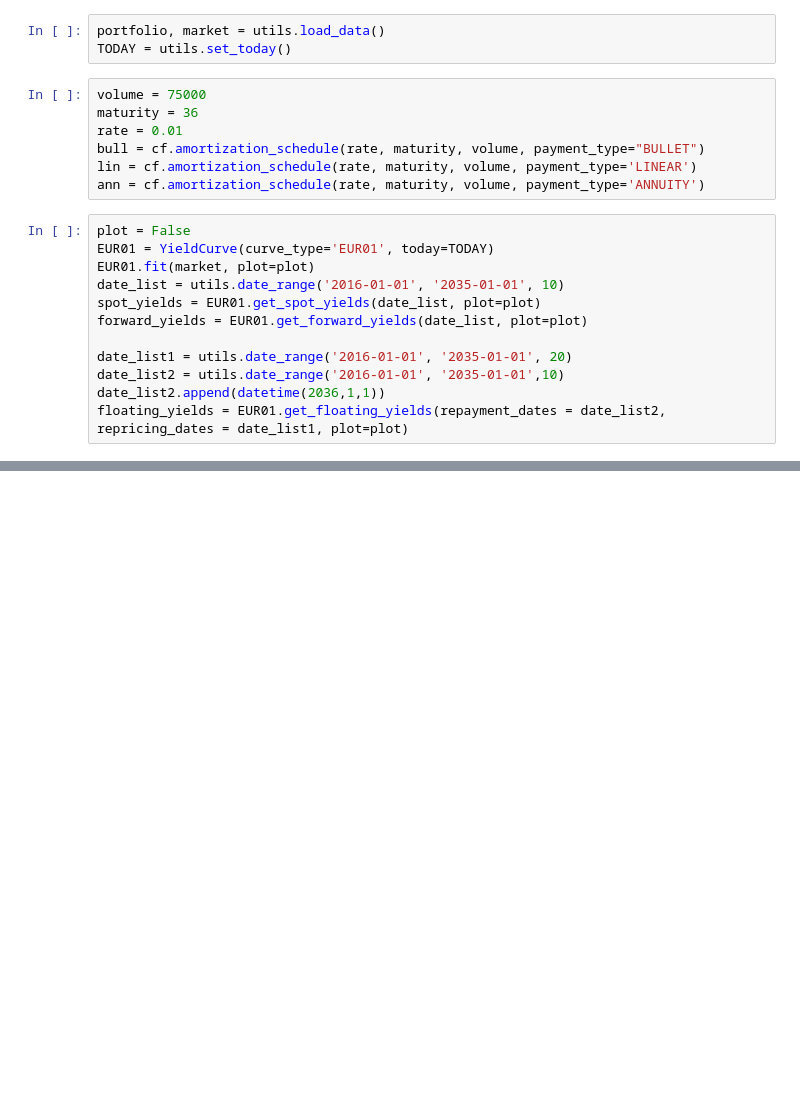
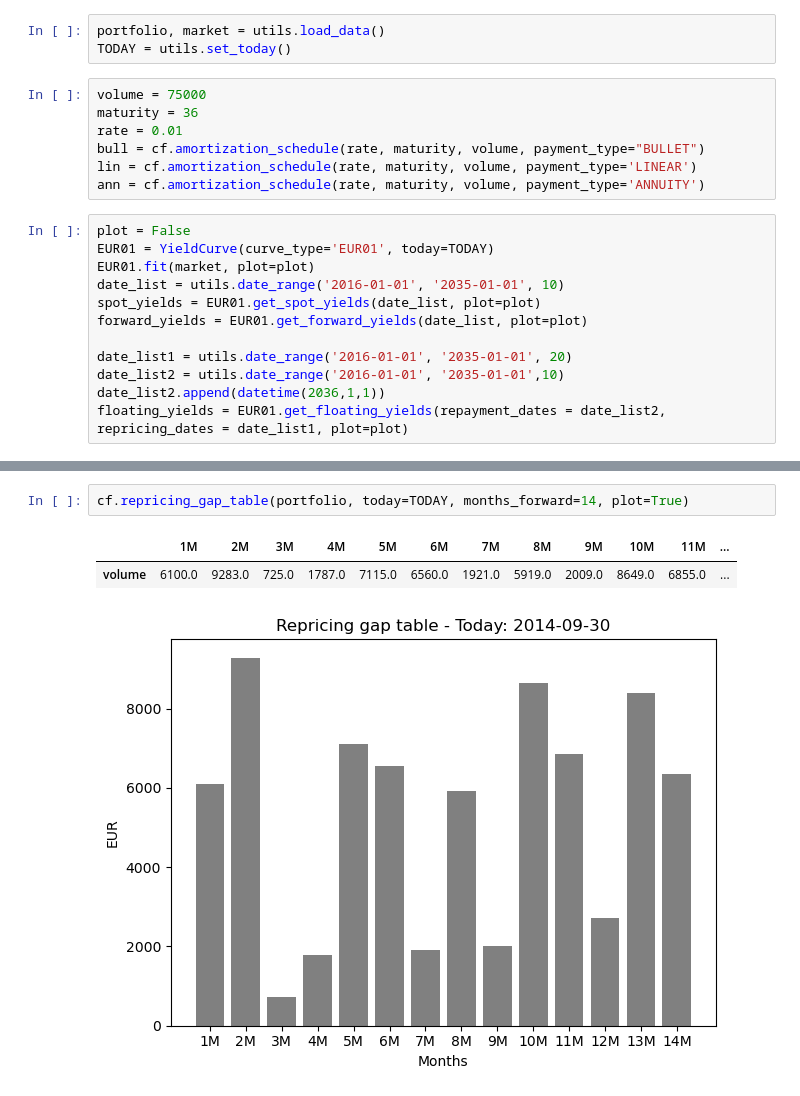
Before and after one commit to gsmyridis/ALM, a Jupyter notebook: exps.ipynb, the cells around one changed output, grey strips where cells are left out. Drawn from its saved outputs; the diff is of its cells as text; blank space fills up the shorter version.

```diff
--- a/exps.ipynb
+++ b/exps.ipynb
@@ -71,0 +111,6 @@ present_values
+# %%
+cf.repricing_gap_table(portfolio, today=TODAY, months_forward=14, plot=True)
+# %% [output]
+|  | 1M | 2M | 3M | 4M | 5M | 6M | 7M | 8M | 9M | 10M | 11M | ... |
+| volume | 6100.0 | 9283.0 | 725.0 | 1787.0 | 7115.0 | 6560.0 | 1921.0 | 5919.0 | 2009.0 | 8649.0 | 6855.0 | ... |
+[figure, added]
```
Also changed, not shown: parts of 9 cells of this notebook.
